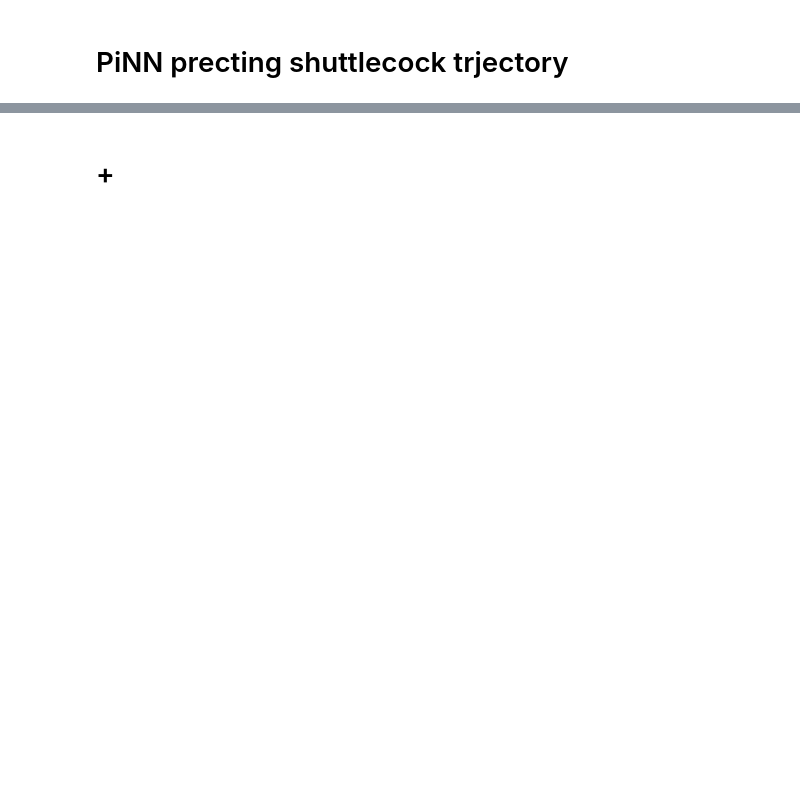
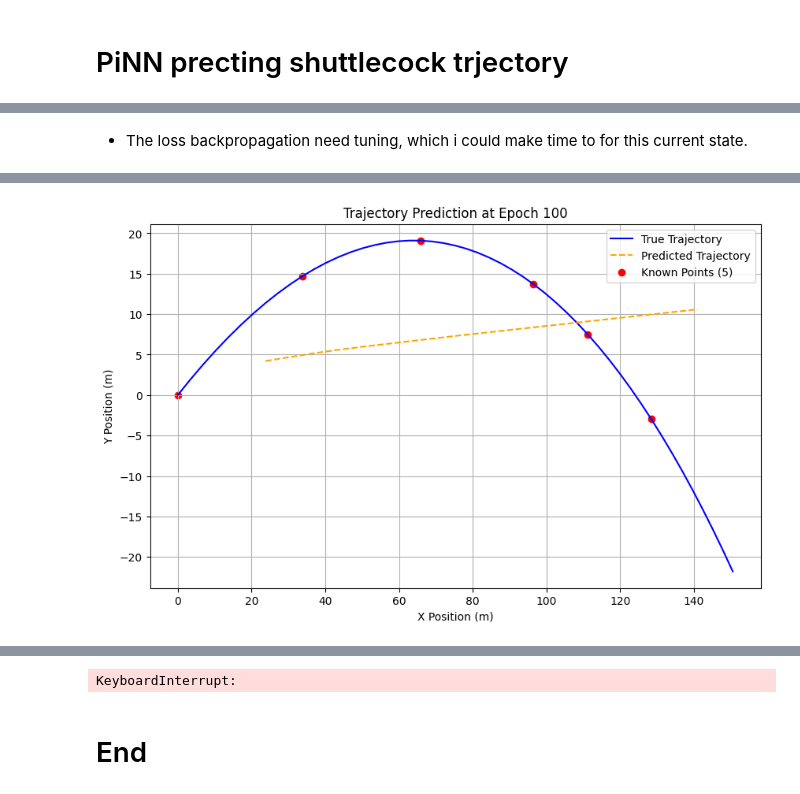
Before and after one commit to GhaouiYoussef/Trajectory-Learning-and-Optimized-Tracking-in-Simulated-2D-Space, a Jupyter notebook: PysicsbasedNN.ipynb, the cells around one changed output, grey strips where cells are left out. Saved outputs shown, nothing was run; the diff lists cells and outputs as text; code cells hidden in the pictures; blank space fills up the shorter version.

```diff
--- a/PysicsbasedNN.ipynb
+++ b/PysicsbasedNN.ipynb
@@ -359,0 +309,65 @@ KeyboardInterrupt:
+# %% [markdown]
+- The loss backpropagation need tuning, which i could make time to for this current state.
+# %%
+# Training
+model = PiNN()
+optimizer = torch.optim.Adam(model.parameters(), lr=1e-3)
+
+num_epochs = 500
+lambda_data = 10.0  # Stronger weight for data loss
+lambda_physics = 1.0  # Physics loss weight
+
+
+for epoch in range(num_epochs):
+    model.train()
+    total_loss = 0.0
+
+    # Training over batches
+    for t_batch, x_batch, y_batch, _ in DataLoader(
+        TrajectoryDataset(full_t, full_x, full_y, known_time_points, known_x, known_y), batch_size=16, shuffle=True
+    ):
+        optimizer.zero_grad()
+
+        # Predictions
+        predictions = model(t_batch)
+
+        # Calculate physics-based loss
+        physics_loss = physics_based_loss(predictions, t_batch)
+
+        # Always calculate data loss for the 5 known points
+        known_t_tensor = torch.tensor(known_time_points, dtype=torch.float32).unsqueeze(1)
+        known_x_tensor = torch.tensor(known_x, dtype=torch.float32)
+        known_y_tensor = torch.tensor(known_y, dtype=torch.float32)
+
+        known_predictions = model(known_t_tensor)
+        data_loss = data_based_loss(known_predictions, known_x_tensor, known_y_tensor)
+
+        # Total loss
+        total_loss = lambda_data * data_loss + lambda_physics * physics_loss
+        total_loss.backward()
+        optimizer.step()
+
+    # Logging
+    if (epoch + 1) % 10 == 0:
+        print(f"Epoch [{epoch+1}/{num_epochs}], Data Loss: {data_loss.item()}, Physics Loss: {physics_loss.item()}, Total Loss: {total_loss.item()}")
+
+    # Plot predictions every 100 epochs
+    if (epoch + 1) % 100 == 0:
+        model.eval()
+        with torch.no_grad():
+            full_t_tensor = torch.tensor(full_t, dtype=torch.float32).unsqueeze(1)
+            predictions = model(full_t_tensor)
+            x_pred, y_pred = predictions[:, 0].numpy(), predictions[:, 1].numpy()
+
+            # Plot
+            plt.figure(figsize=(10, 6))
+            plt.plot(full_x, full_y, label="True Trajectory", color="blue")
+            plt.plot(x_pred, y_pred, label="Predicted Trajectory", linestyle="--", color="orange")
+            plt.scatter(known_x, known_y, color="red", label="Known Points (5)")
+            plt.xlabel("X Position (m)")
+            plt.ylabel("Y Position (m)")
+            plt.title(f"Trajectory Prediction at Epoch {epoch + 1}")
+            plt.legend()
+            plt.grid()
+            plt.show()
+# %% [output]
@@ -359,0 +384 @@ KeyboardInterrupt:
+[figure, added]
@@ -360,2 +393,3 @@ KeyboardInterrupt:
+KeyboardInterrupt:
 # %% [markdown]
-# +
+# End
```
Also changed, not shown: parts of 13 cells of this notebook, 21 other files.
